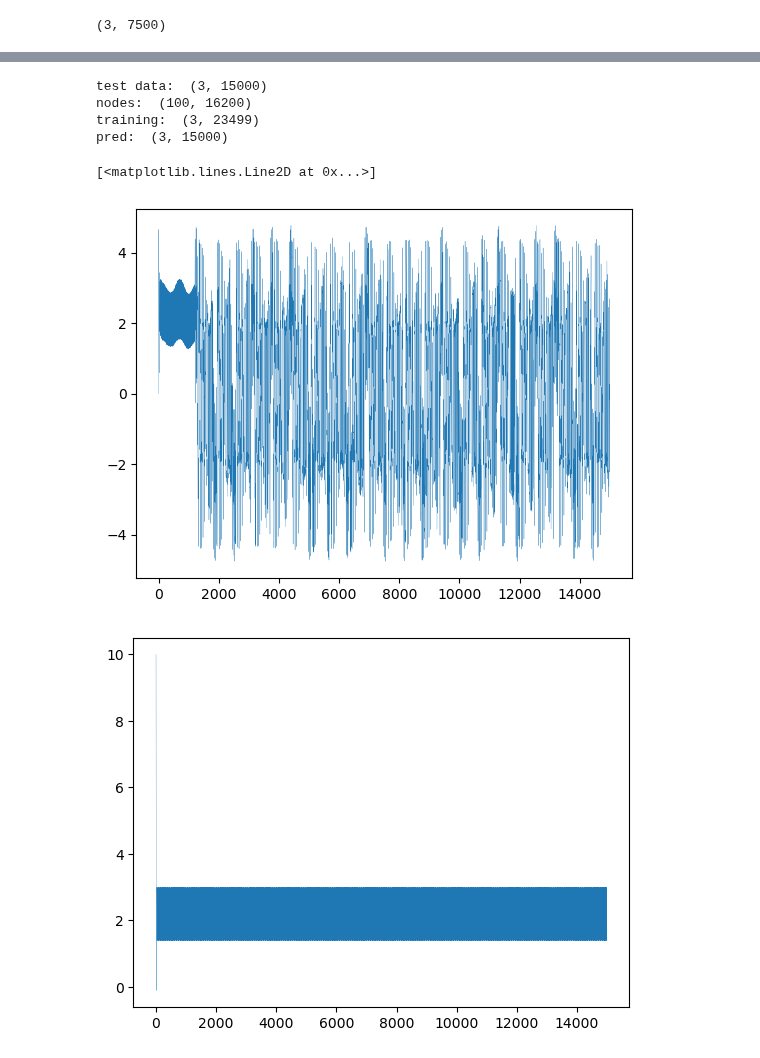
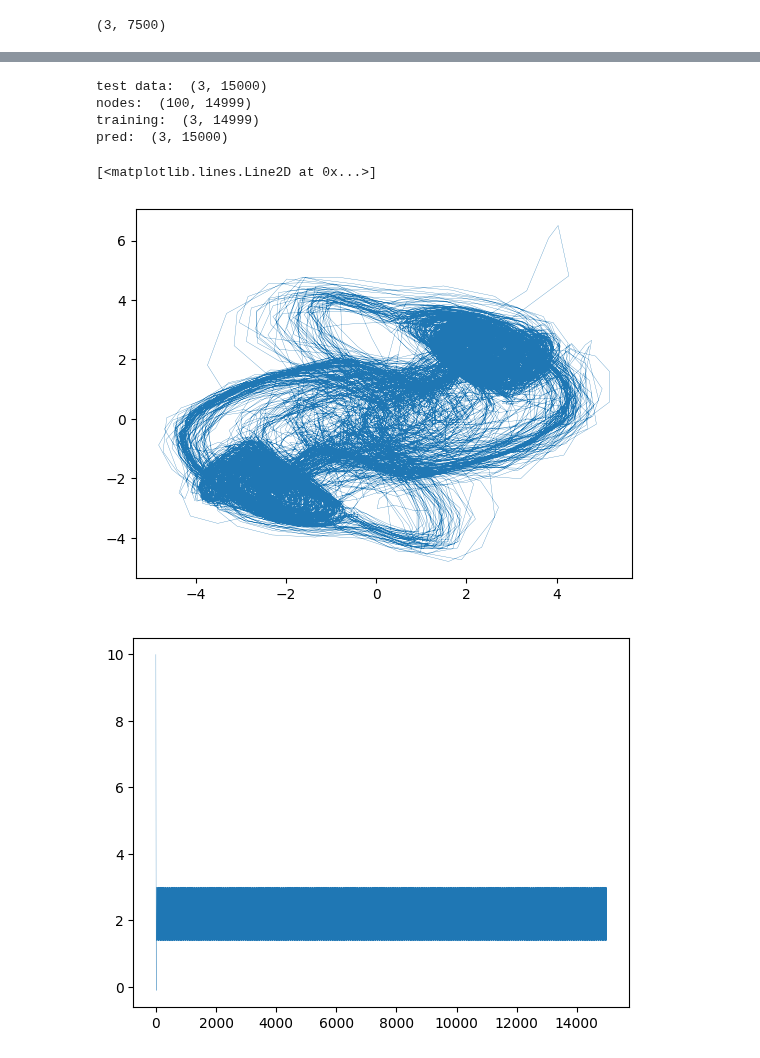
Before and after one commit to losertlab/rhythmic_sharing, a Jupyter notebook: src/rhythmic_sharing_example.ipynb, the cells around one changed output, grey strips where cells are left out. Saved outputs shown, nothing was run; the diff lists cells and outputs as text; code cells hidden in the pictures.

```diff
--- a/src/rhythmic_sharing_example.ipynb
+++ b/src/rhythmic_sharing_example.ipynb
@@ -86,18 +87,18 @@ plt.ylim(0, 1)
 # %%
 print("test data: ", test_data.shape)
 print("nodes: ", node_history.shape)
 print("training: ", training_data.shape)
 print("pred: ", prediction_history.shape)
-plt.plot(prediction_history[0,:], linewidth=0.2)
+plt.plot(prediction_history[0,:], prediction_history[1,:], linewidth=0.2)
 plt.figure()
 plt.plot(test_data[0,:], linewidth=0.2)
 # %% [output]
 test data:  (3, 15000)
-nodes:  (100, 16200)
-training:  (3, 23499)
+nodes:  (100, 14999)
+training:  (3, 14999)
 pred:  (3, 15000)
 [<matplotlib.lines.Line2D at 0x...>]
-[figure, old version]
+[figure, new version]
 [figure]
 # %%
 """
```
Also changed, not shown: parts of 9 cells of this notebook, 6 other files.
